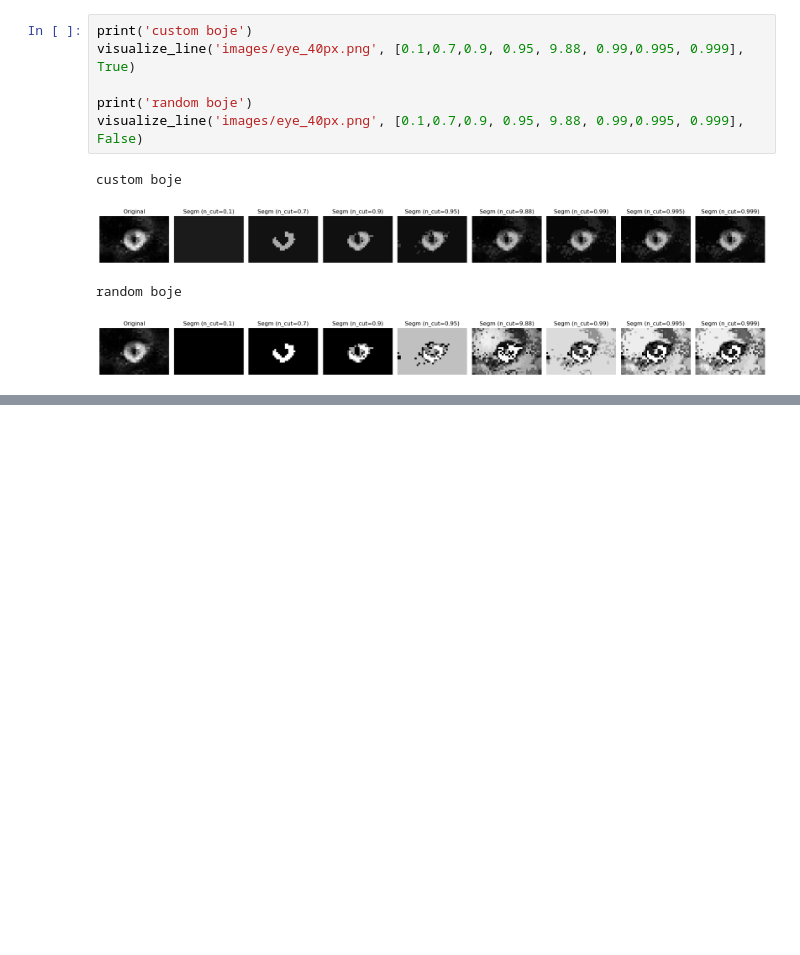
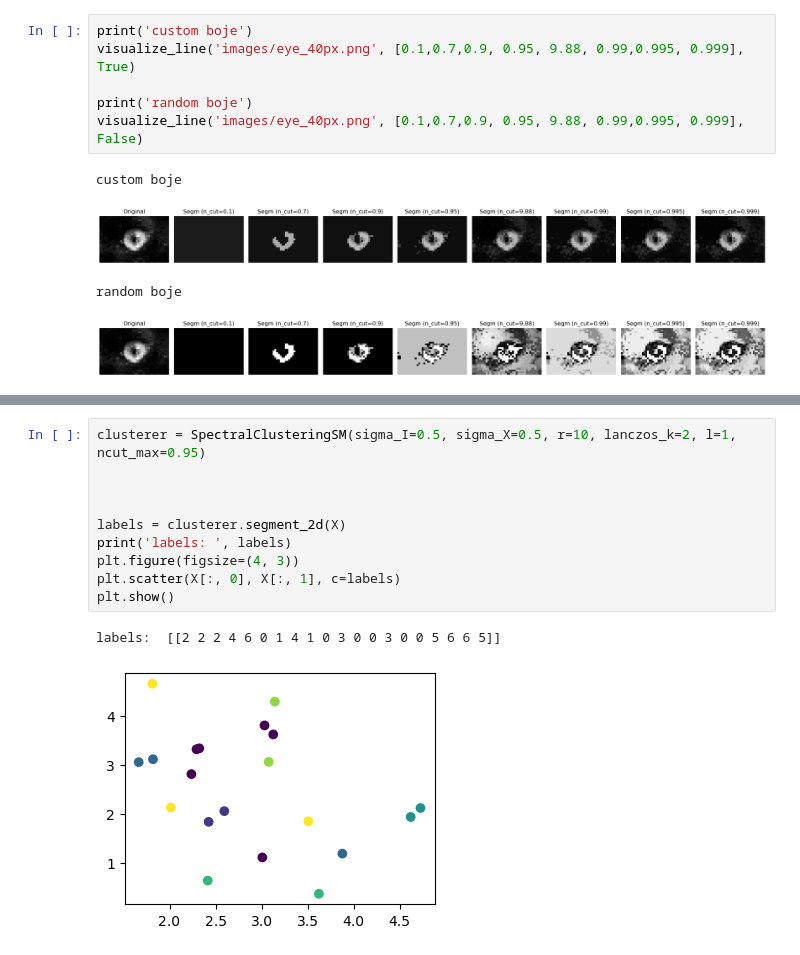
Before and after one commit to antoniamstr1/diplomski_rad, a Jupyter notebook: SM.ipynb, the cells around one changed output, grey strips where cells are left out. Saved outputs shown, nothing was run; the diff lists cells and outputs as text; blank space fills up the shorter version.

Commit message:
spectr

```diff
--- a/SM.ipynb
+++ b/SM.ipynb
@@ -406,0 +465,13 @@ random boje
+# %%
+clusterer = SpectralClusteringSM(sigma_I=0.5, sigma_X=0.5, r=10, lanczos_k=2, l=1, ncut_max=0.95)
+
+
+
+labels = clusterer.segment_2d(X)
+print('labels: ', labels)
+plt.figure(figsize=(4, 3))
+plt.scatter(X[:, 0], X[:, 1], c=labels)
+plt.show()
+# %% [output]
+labels:  [[2 2 2 4 6 0 1 4 1 0 3 0 0 3 0 0 5 6 6 5]]
+[figure, added]
```
Also changed, not shown: parts of 7 cells of this notebook, 33 other files.
